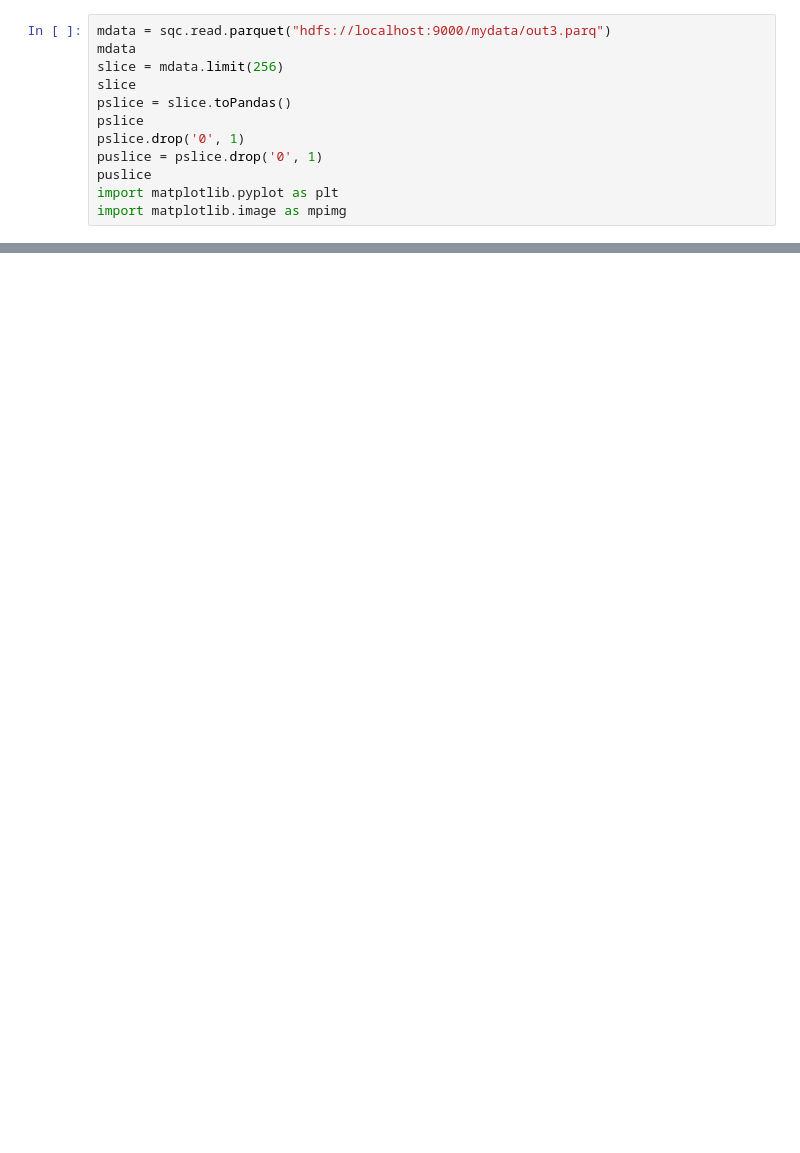
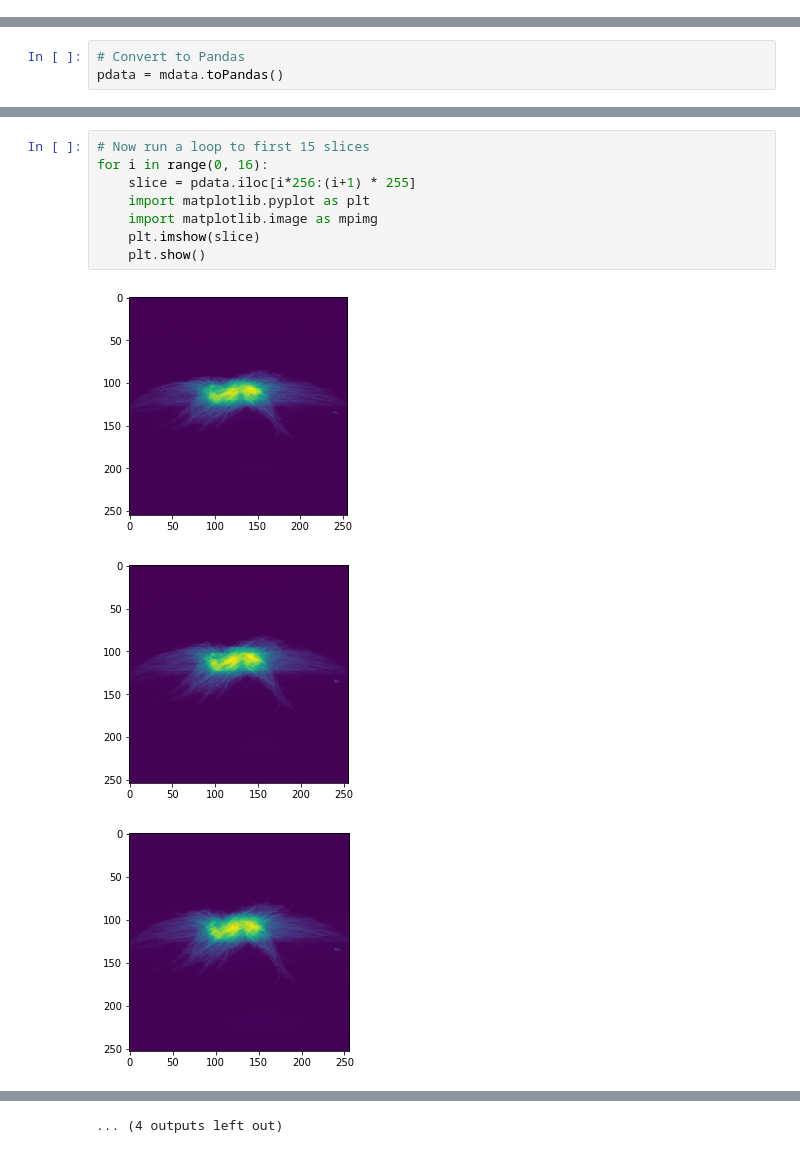
Before and after one commit to OpenDataAnalytics/etl, a Jupyter notebook: verify_hdfs_import.ipynb, the cells around one changed output, grey strips where cells are left out. Drawn from its saved outputs; the diff is of its cells as text; blank space fills up the shorter version.

```diff
--- a/verify_hdfs_import.ipynb
+++ b/verify_hdfs_import.ipynb
@@ -2,14 +5,2 @@
 import pyspark
 sqc = pyspark.sql.SQLContext(sc)
-# %%
-mdata = sqc.read.parquet("hdfs://localhost:9000/mydata/out3.parq")
-mdata
-slice = mdata.limit(256)
-slice
-pslice = slice.toPandas()
-pslice
-pslice.drop('0', 1)
-puslice = pslice.drop('0', 1)
-puslice
-import matplotlib.pyplot as plt
-import matplotlib.image as mpimg
@@ -23,0 +10,3 @@ plt.show()
+# %%
+# Convert to Pandas
+pdata = mdata.toPandas()
@@ -23,0 +22,12 @@ plt.show()
+# %%
+# Now run a loop to first 15 slices
+for i in range(0, 16):
+    slice = pdata.iloc[i*256:(i+1) * 255]
+    import matplotlib.pyplot as plt
+    import matplotlib.image as mpimg
+    plt.imshow(slice)
+    plt.show()
+# %% [output]
+[figure, added]
+[figure, added]
+[figure, added]
@@ -23,0 +43 @@ plt.show()
+... (4 outputs left out)
```
Also changed, not shown: parts of 7 cells of this notebook, 2 other files.
